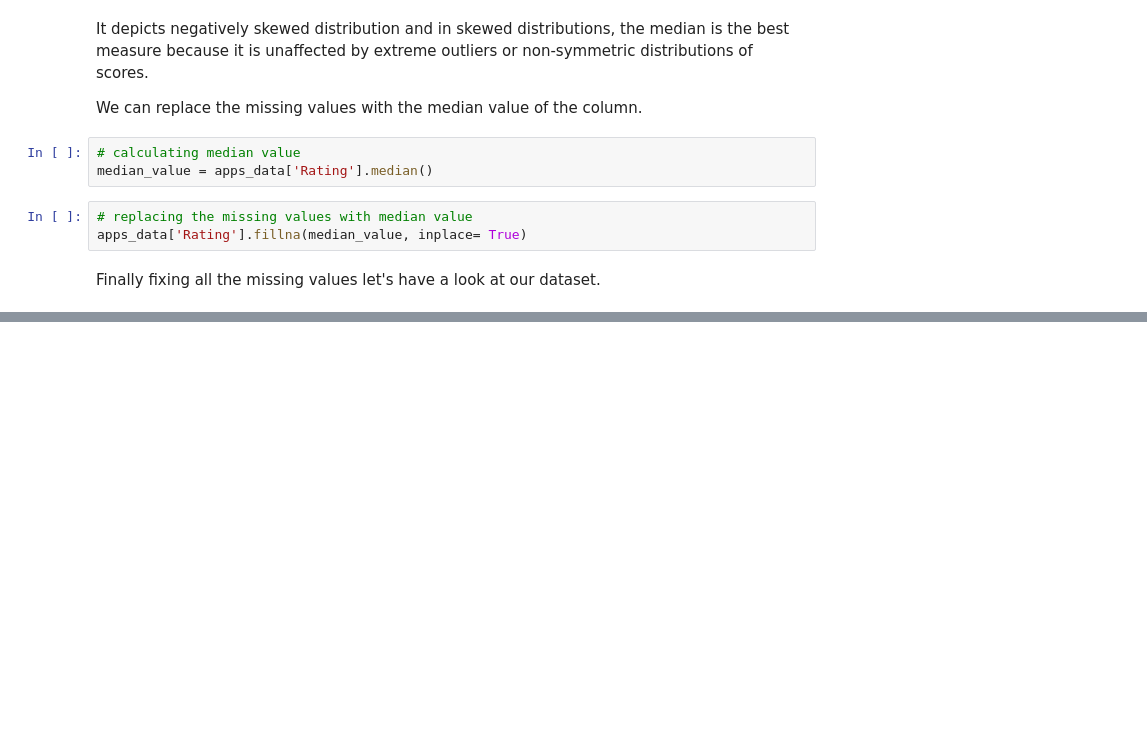
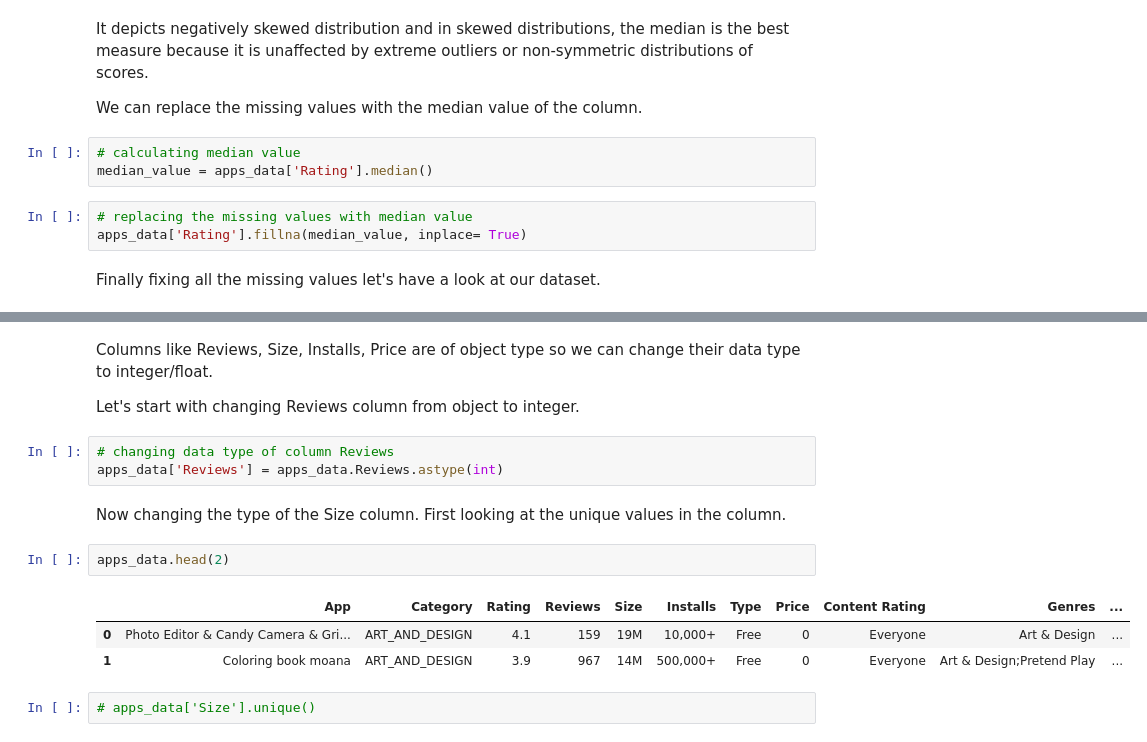
Before and after one commit to harishgawade1999/Playstore-App-Review-Analysis-, a Jupyter notebook: Harish_Play_Store_App_Review_Analysis_Capstone_Project.ipynb, the cells around one changed output, grey strips where cells are left out. Drawn from its saved outputs; the diff is of its cells as text; blank space fills up the shorter version.

```diff
--- a/Harish_Play_Store_App_Review_Analysis_Capstone_Project.ipynb
+++ b/Harish_Play_Store_App_Review_Analysis_Capstone_Project.ipynb
@@ -182,0 +225,17 @@ Finally fixing all the missing values let's have a look at our dataset.
+# %% [markdown]
+Columns like Reviews, Size, Installs, Price are of object type so  we can change their data type to integer/float.
+
+Let's start with changing Reviews column from object to integer.
+# %%
+# changing data type of column Reviews
+apps_data['Reviews'] = apps_data.Reviews.astype(int)
+# %% [markdown]
+Now changing the type of the Size column. First looking at the unique values in the column.
+# %%
+apps_data.head(2)
+# %% [output]
+|  | App | Category | Rating | Reviews | Size | Installs | Type | Price | Content Rating | Genres | ... |
+| 0 | Photo Editor & Candy Camera & Gri... | ART_AND_DESIGN | 4.1 | 159 | 19M | 10,000+ | Free | 0 | Everyone | Art & Design | ... |
+| 1 | Coloring book moana | ART_AND_DESIGN | 3.9 | 967 | 14M | 500,000+ | Free | 0 | Everyone | Art & Design;Pretend Play | ... |
+# %%
+# apps_data['Size'].unique()
```
Also changed, not shown: parts of 18 cells of this notebook.
